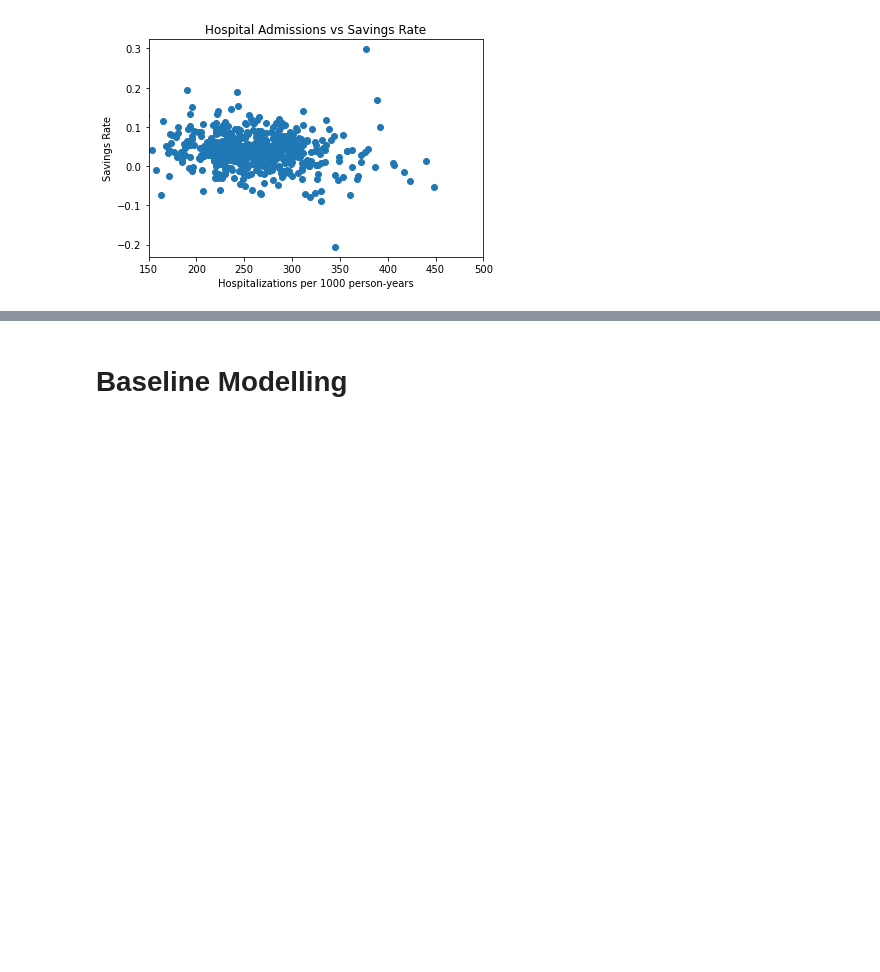
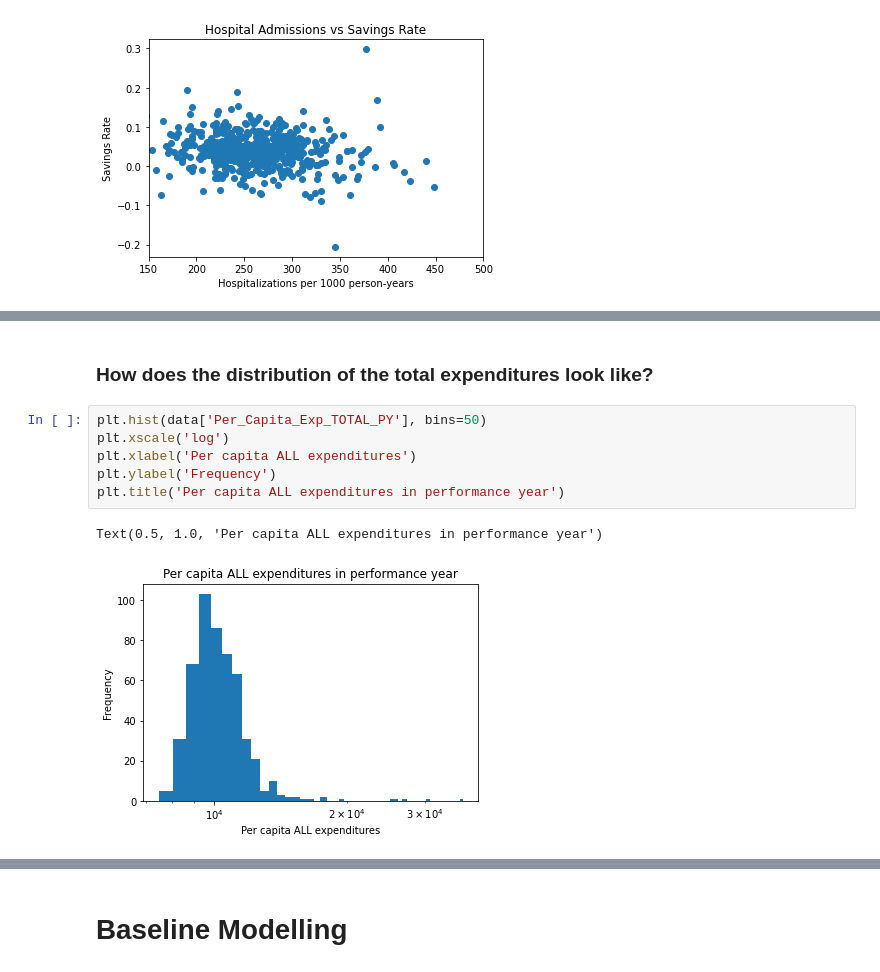
Before and after one commit to eshantewari/cs109-final-project, a Jupyter notebook: EDA.ipynb, the cells around one changed output, grey strips where cells are left out. Cells and saved outputs as stored; diff of their text form; blank space fills up the shorter version.

```diff
--- a/EDA.ipynb
+++ b/EDA.ipynb
@@ -276,0 +315,11 @@ Text(0.5, 1.0, 'Hospital Admissions vs Savings Rate')
+# %% [markdown]
+### How does the distribution of the total expenditures look like?
+# %%
+plt.hist(data['Per_Capita_Exp_TOTAL_PY'], bins=50)
+plt.xscale('log')
+plt.xlabel('Per capita ALL expenditures')
+plt.ylabel('Frequency')
+plt.title('Per capita ALL expenditures in performance year')
+# %% [output]
+Text(0.5, 1.0, 'Per capita ALL expenditures in performance year')
+[figure, added]
```
Also changed, not shown: parts of 22 cells of this notebook, 2 other files.
